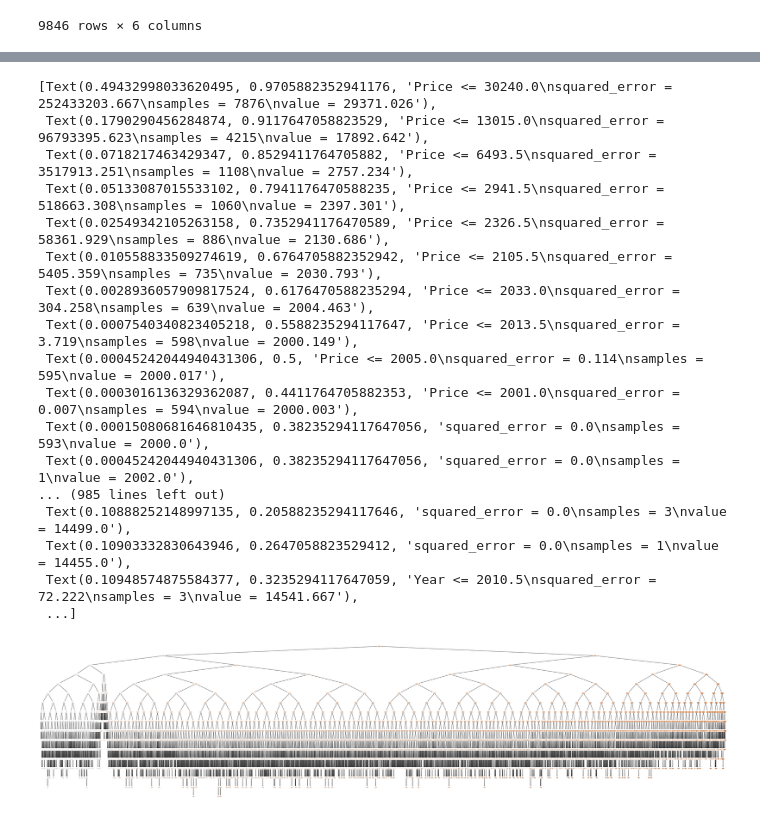
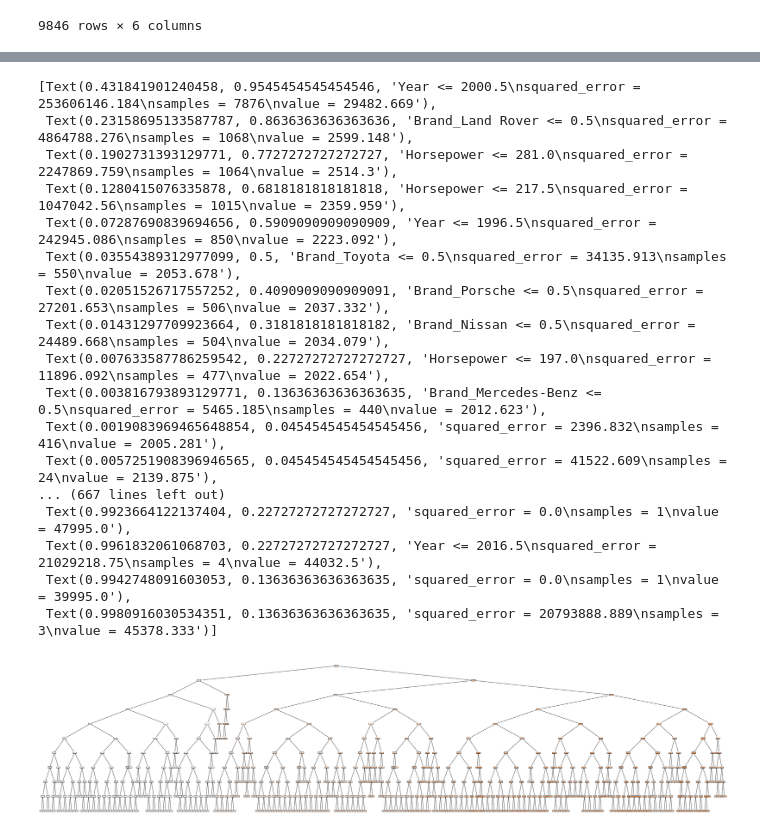
Before and after one commit to yeotzunkai/CS1015MiniProject-DataScience_Python, a Jupyter notebook: DSAI Project/Decision_Tree_model.ipynb, the cells around one changed output, grey strips where cells are left out. Drawn from its saved outputs; the diff is of its cells as text; code cells hidden in the pictures.

```diff
--- a/DSAI Project/Decision_Tree_model.ipynb
+++ b/DSAI Project/Decision_Tree_model.ipynb
@@ -47,6 +37,6 @@ data
 # %%
 TargetVariable='Price'
-Predictors=['Year', 'Horsepower', 'Engine Cylinders', 'Number of Doors', 'Price',
+Predictors=['Year', 'Horsepower', 'Engine Cylinders', 'Number of Doors',
        'Brand_Acura', 'Brand_Alfa Romeo', 'Brand_Audi', 'Brand_BMW',
        'Brand_Buick', 'Brand_Cadillac', 'Brand_Chevrolet', 'Brand_Chrysler',
        'Brand_Dodge', 'Brand_FIAT', 'Brand_Ford', 'Brand_GMC', 'Brand_Genesis',
@@ -63,5 +53,4 @@ y=data_Numeric[TargetVariable].values
 
 # Split the data into training and testing set
 from sklearn.model_selection import train_test_split
-X_train, X_test, y_train, y_test = train_test_split(X, y, test_size=0.2, random_state=428)
-data_Numeric.columns
+X_train, X_test, y_train, y_test = train_test_split(X, y, test_size=0.2)
@@ -81,8 +57,28 @@ Index(['Year', 'Horsepower', 'Engine Cylinders', 'Number of Doors', 'Price',
-# %%
-from sklearn.tree import DecisionTreeRegressor
-from sklearn.tree import DecisionTreeClassifier
-
-RegModel = DecisionTreeRegressor(max_depth=20)
-#RegModel = DecisionTreeClassifier(max_depth = 20)
-RegModel.fit(X_train,y_train)
-prediction=RegModel.predict(X_train)
+# %%
+from sklearn.tree import DecisionTreeRegressor
+from sklearn.tree import DecisionTreeClassifier
+
+# Decision Tree using Train Data
+dectree = DecisionTreeRegressor(max_depth = 10)  # create the decision tree object
+dectree.fit(X_train, y_train)                    # train the decision tree model
+
+# Predict Legendary values corresponding to Total
+y_train_pred = dectree.predict(X_train)
+y_test_pred = dectree.predict(X_test)
+
+# Check the Goodness of Fit (on Train Data)
+print("Goodness of Fit of Model \tTrain Dataset")
+print("Classification Accuracy \t:", dectree.score(X_train, y_train))
+print()
+
+# Check the Goodness of Fit (on Test Data)
+print("Goodness of Fit of Model \tTest Dataset")
+print("Classification Accuracy \t:", dectree.score(X_test, y_test))
+print()
+
+# Plot the Confusion Matrix for Train and Test
+#f, axes = plt.subplots(1, 2, figsize=(12, 4))
+#sb.heatmap(confusion_matrix(y_train, y_train_pred),
+#           annot = True, fmt=".0f", annot_kws={"size": 18}, ax = axes[0])
+#sb.heatmap(confusion_matrix(y_test, y_test_pred),
+#           annot = True, fmt=".0f", annot_kws={"size": 18}, ax = axes[1])
@@ -89,28 +91,28 @@ prediction=RegModel.predict(X_train)
 # %%
 from sklearn.tree import plot_tree
 
 f = plt.figure(figsize=(50,12))
-plot_tree(RegModel, filled=True, rounded=True,
+plot_tree(dectree, filled=True, rounded=True,
           feature_names = Predictors,
          class_names = TargetVariable)
 # %% [output]
-[Text(0.49432998033620495, 0.9705882352941176, 'Price <= 30240.0\nsquared_error = 252433203.667\nsamples = 7876\nvalue = 29371.026'),
- Text(0.1790290456284874, 0.9117647058823529, 'Price <= 13015.0\nsquared_error = 96793395.623\nsamples = 4215\nvalue = 17892.642'),
- Text(0.0718217463429347, 0.8529411764705882, 'Price <= 6493.5\nsquared_error = 3517913.251\nsamples = 1108\nvalue = 2757.234'),
- Text(0.05133087015533102, 0.7941176470588235, 'Price <= 2941.5\nsquared_error = 518663.308\nsamples = 1060\nvalue = 2397.301'),
- Text(0.02549342105263158, 0.7352941176470589, 'Price <= 2326.5\nsquared_error = 58361.929\nsamples = 886\nvalue = 2130.686'),
- Text(0.010558833509274619, 0.6764705882352942, 'Price <= 2105.5\nsquared_error = 5405.359\nsamples = 735\nvalue = 2030.793'),
- Text(0.0028936057909817524, 0.6176470588235294, 'Price <= 2033.0\nsquared_error = 304.258\nsamples = 639\nvalue = 2004.463'),
- Text(0.0007540340823405218, 0.5588235294117647, 'Price <= 2013.5\nsquared_error = 3.719\nsamples = 598\nvalue = 2000.149'),
- Text(0.00045242044940431306, 0.5, 'Price <= 2005.0\nsquared_error = 0.114\nsamples = 595\nvalue = 2000.017'),
- Text(0.0003016136329362087, 0.4411764705882353, 'Price <= 2001.0\nsquared_error = 0.007\nsamples = 594\nvalue = 2000.003'),
- Text(0.00015080681646810435, 0.38235294117647056, 'squared_error = 0.0\nsamples = 593\nvalue = 2000.0'),
- Text(0.00045242044940431306, 0.38235294117647056, 'squared_error = 0.0\nsamples = 1\nvalue = 2002.0'),
-... (985 lines left out)
- Text(0.10888252148997135, 0.20588235294117646, 'squared_error = 0.0\nsamples = 3\nvalue = 14499.0'),
- Text(0.10903332830643946, 0.2647058823529412, 'squared_error = 0.0\nsamples = 1\nvalue = 14455.0'),
- Text(0.10948574875584377, 0.3235294117647059, 'Year <= 2010.5\nsquared_error = 72.222\nsamples = 3\nvalue = 14541.667'),
- ...]
+[Text(0.431841901240458, 0.9545454545454546, 'Year <= 2000.5\nsquared_error = 253606146.184\nsamples = 7876\nvalue = 29482.669'),
+ Text(0.23158695133587787, 0.8636363636363636, 'Brand_Land Rover <= 0.5\nsquared_error = 4864788.276\nsamples = 1068\nvalue = 2599.148'),
+ Text(0.1902731393129771, 0.7727272727272727, 'Horsepower <= 281.0\nsquared_error = 2247869.759\nsamples = 1064\nvalue = 2514.3'),
+ Text(0.1280415076335878, 0.6818181818181818, 'Horsepower <= 217.5\nsquared_error = 1047042.56\nsamples = 1015\nvalue = 2359.959'),
+ Text(0.07287690839694656, 0.5909090909090909, 'Year <= 1996.5\nsquared_error = 242945.086\nsamples = 850\nvalue = 2223.092'),
+ Text(0.03554389312977099, 0.5, 'Brand_Toyota <= 0.5\nsquared_error = 34135.913\nsamples = 550\nvalue = 2053.678'),
+ Text(0.02051526717557252, 0.4090909090909091, 'Brand_Porsche <= 0.5\nsquared_error = 27201.653\nsamples = 506\nvalue = 2037.332'),
+ Text(0.01431297709923664, 0.3181818181818182, 'Brand_Nissan <= 0.5\nsquared_error = 24489.668\nsamples = 504\nvalue = 2034.079'),
+ Text(0.007633587786259542, 0.22727272727272727, 'Horsepower <= 197.0\nsquared_error = 11896.092\nsamples = 477\nvalue = 2022.654'),
+ Text(0.003816793893129771, 0.13636363636363635, 'Brand_Mercedes-Benz <= 0.5\nsquared_error = 5465.185\nsamples = 440\nvalue = 2012.623'),
+ Text(0.0019083969465648854, 0.045454545454545456, 'squared_error = 2396.832\nsamples = 416\nvalue = 2005.281'),
+ Text(0.0057251908396946565, 0.045454545454545456, 'squared_error = 41522.609\nsamples = 24\nvalue = 2139.875'),
+... (667 lines left out)
+ Text(0.9923664122137404, 0.22727272727272727, 'squared_error = 0.0\nsamples = 1\nvalue = 47995.0'),
+ Text(0.9961832061068703, 0.22727272727272727, 'Year <= 2016.5\nsquared_error = 21029218.75\nsamples = 4\nvalue = 44032.5'),
+ Text(0.9942748091603053, 0.13636363636363635, 'squared_error = 0.0\nsamples = 1\nvalue = 39995.0'),
+ Text(0.9980916030534351, 0.13636363636363635, 'squared_error = 20793888.889\nsamples = 3\nvalue = 45378.333')]
-[figure, old version]
+[figure, new version]
 # %%
 # Print the Classification Accuracy
```
Also changed, not shown: parts of 5 cells of this notebook.
